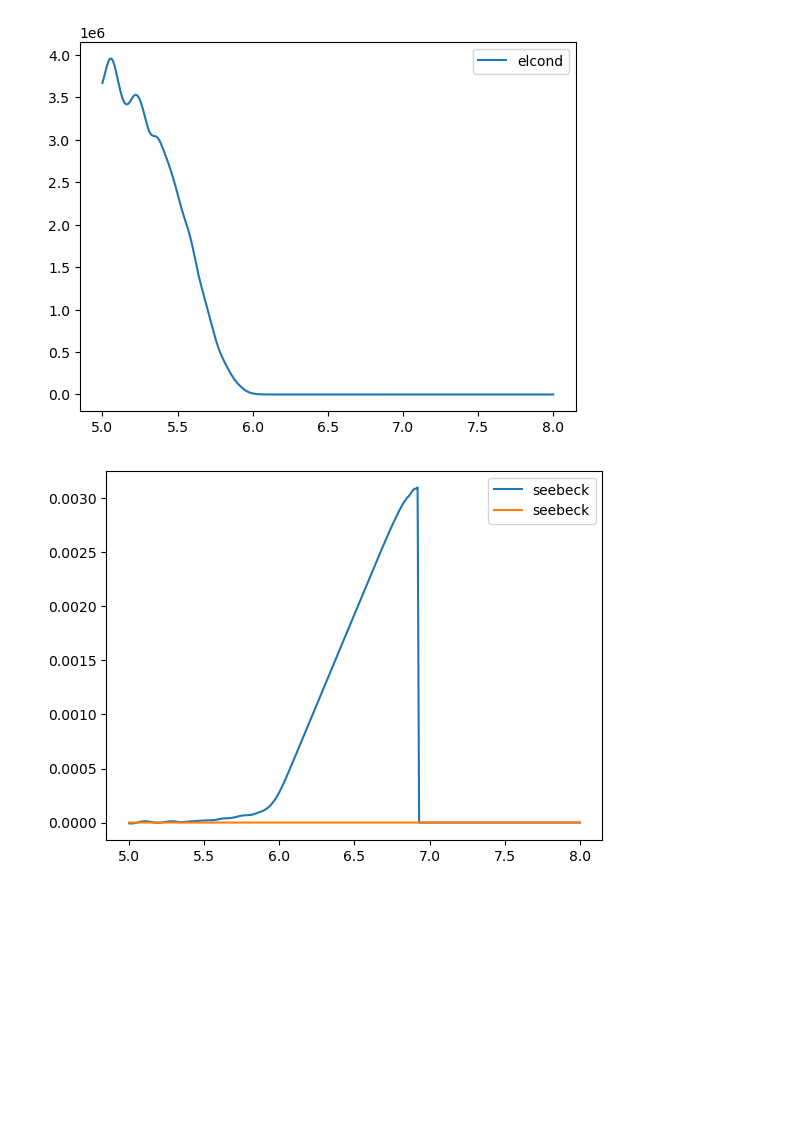
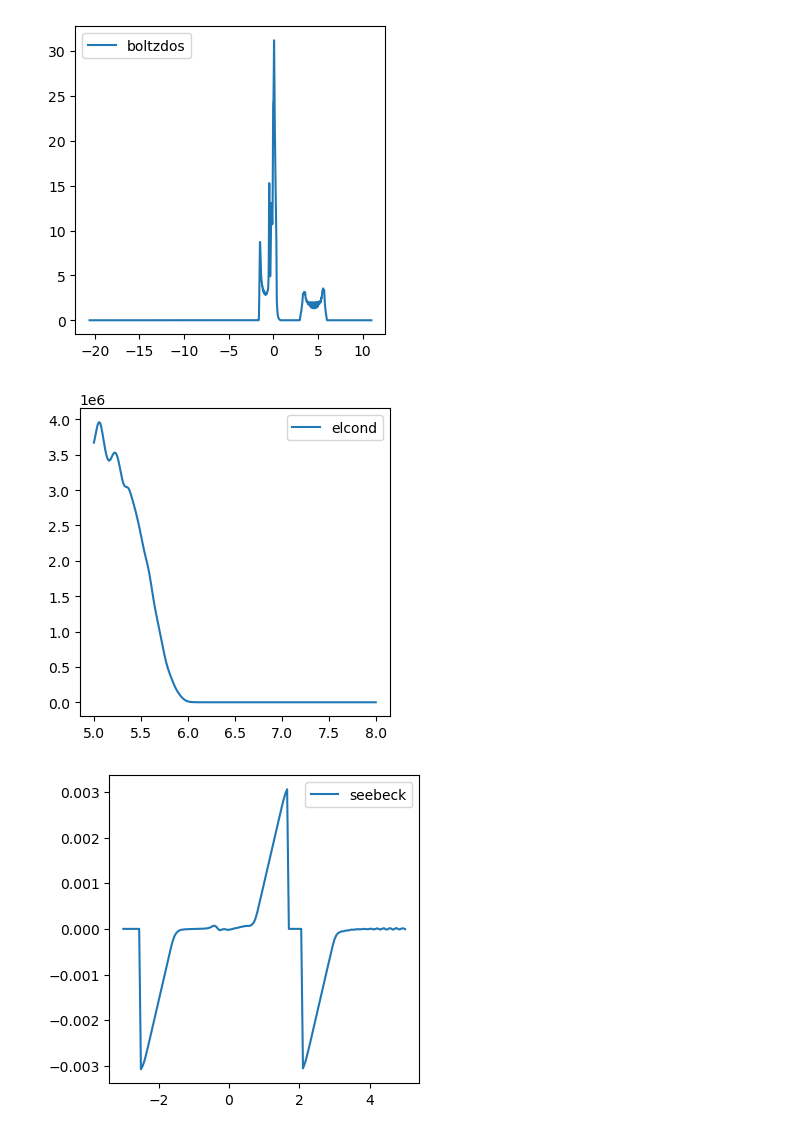
Before and after one commit to Walser52/JHaRoo, a Jupyter notebook: scripts/notebooks/boltzwann.ipynb, the cells around one changed output. Saved outputs shown, nothing was run; the diff lists cells and outputs as text; code cells hidden in the pictures; blank space fills up the shorter version.

```diff
--- a/scripts/notebooks/boltzwann.ipynb
+++ b/scripts/notebooks/boltzwann.ipynb
@@ -5,19 +5,10 @@ import numpy as np
 import matplotlib.pyplot as plt
 # %%
 base = '../../data/boltzwann_files/CsPbBr3/'
-#files = os.listdir(base)
 
-# files = [
-#  ('CsPBBr3_tdf.dat',  2),
-#  ('CsPBBr3_boltzdos.dat', 2),
-#  ('CsPBBr3_seebeck.dat',  2),
-#  ('CsPBBr3_sigmas.dat', 2),
-#  ('CsPBBr3_kappa.dat', 1)]
-
-
-files = {'boltzdos': {'file': 'CsPBBr3_boltzdos.dat', 'x': 0, 'y': (2)},
-          'elcond': {'file': 'CsPBBr3_elcond.dat', 'x': 0, 'y': (2)},
-          'seebeck': {'file': 'CsPBBr3_seebeck.dat', 'x': 0, 'y': (2,3)}
+files = {'boltzdos': {'file': 'CsPBBr3_boltzdos.dat', 'x': 0, 'y': (1)},
+          'elcond':  {'file': 'CsPBBr3_elcond.dat', 'x': 0, 'y': (2)},
+          'seebeck': {'file': 'CsPBBr3_seebeck.dat', 'x': 0, 'y': (2)}
 
            }
 
@@ -28,11 +19,14 @@ for key in files.keys():
 # %%
 for key in data.keys():
   x = files[key]['x']
   all_ys = files[key]['y']
 
+  plt.figure(figsize = [4,4])
+
   plt.plot(data[key][:, x], data[key][:,all_ys], label = key)
   plt.legend()
   plt.show()
 # %% [output]
-[figure, old version]
+[figure, new version]
-[figure, old version]
+[figure, new version]
+[figure, added]
```
Also changed, not shown: 29 other files.
